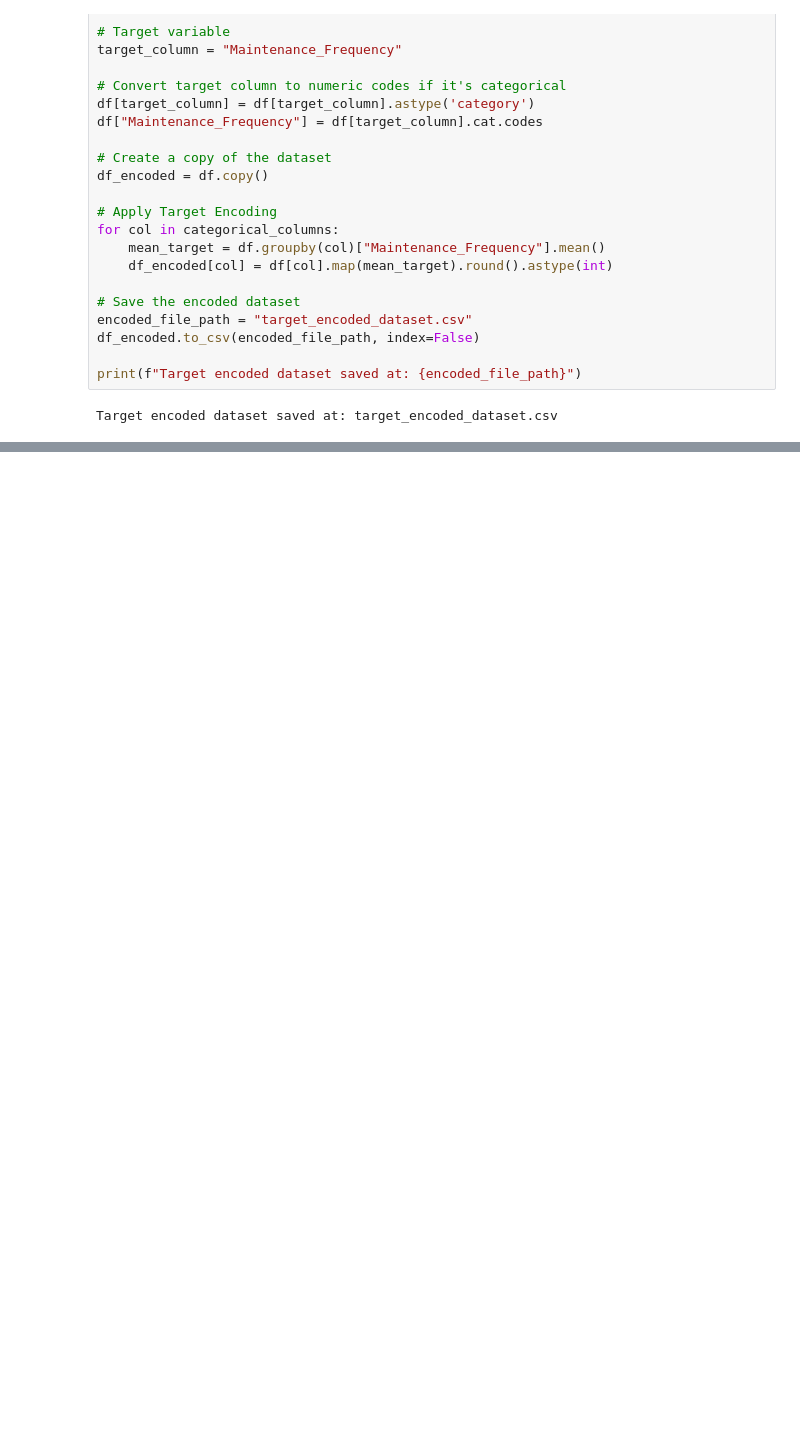
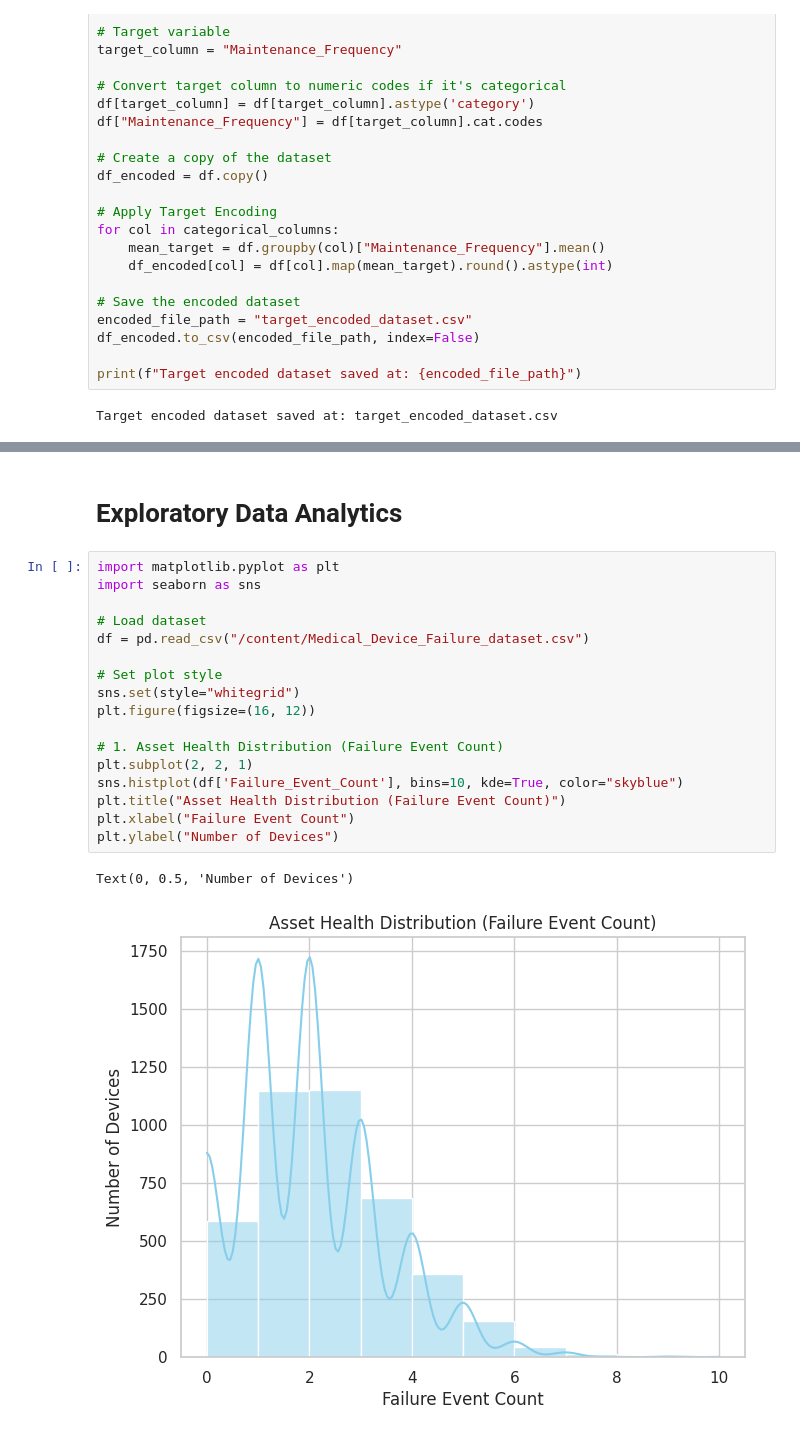
Before and after one commit to siddhi5470/Teddy-Techies_hackgenx, a Jupyter notebook: HACKGENX.ipynb, the cells around one changed output, grey strips where cells are left out. Drawn from its saved outputs; the diff is of its cells as text; blank space fills up the shorter version.

```diff
--- a/HACKGENX.ipynb
+++ b/HACKGENX.ipynb
@@ -99,0 +223,22 @@ Target encoded dataset saved at: target_encoded_dataset.csv
+# %% [markdown]
+#  Exploratory Data Analytics
+# %%
+import matplotlib.pyplot as plt
+import seaborn as sns
+
+# Load dataset
+df = pd.read_csv("/content/Medical_Device_Failure_dataset.csv")
+
+# Set plot style
+sns.set(style="whitegrid")
+plt.figure(figsize=(16, 12))
+
+# 1. Asset Health Distribution (Failure Event Count)
+plt.subplot(2, 2, 1)
+sns.histplot(df['Failure_Event_Count'], bins=10, kde=True, color="skyblue")
+plt.title("Asset Health Distribution (Failure Event Count)")
+plt.xlabel("Failure Event Count")
+plt.ylabel("Number of Devices")
+# %% [output]
+Text(0, 0.5, 'Number of Devices')
+[figure, added]
```
Also changed, not shown: parts of 11 cells of this notebook.
